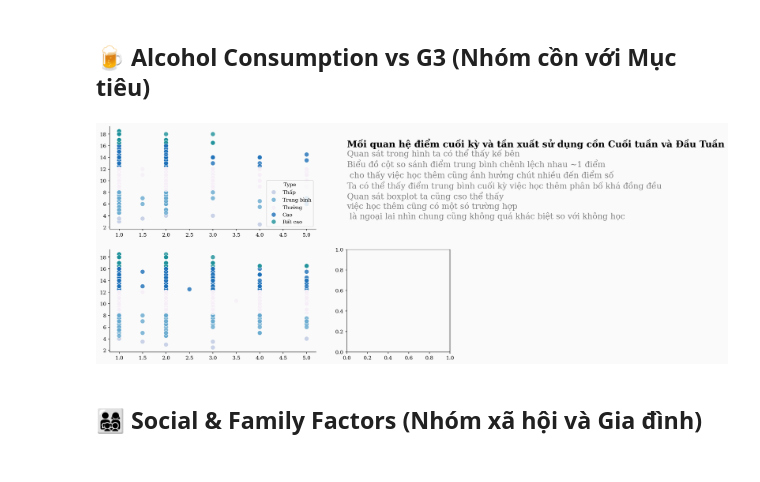
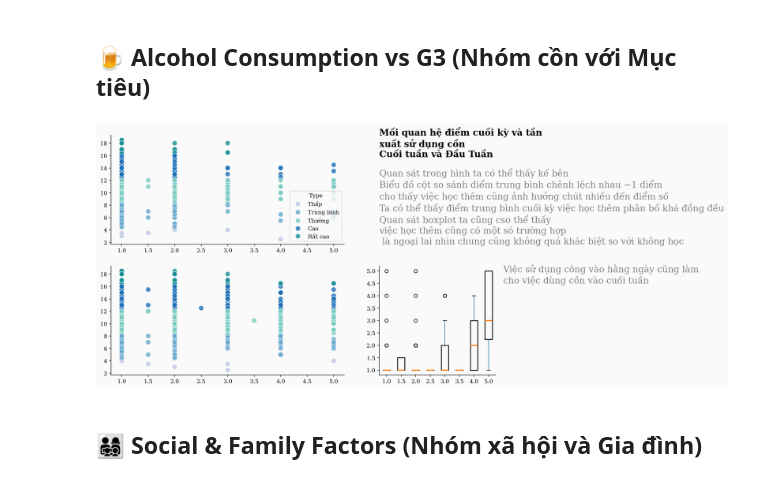
Before and after one commit to TienNguyen0712/student-alcohol-consumption-data-mining, a Jupyter notebook: notebooks/03_eda.ipynb, the cells around one changed output. Drawn from its saved outputs; the diff is of its cells as text; code cells hidden in the pictures.

```diff
--- a/notebooks/03_eda.ipynb
+++ b/notebooks/03_eda.ipynb
@@ -30,7 +30,7 @@ plt.rcParams["axes.facecolor"] = "#fafafa"
 student_merge = pd.read_csv('student_merge.csv')
 # %%
 # Palette
-palette = ["#bdc9e1", "#67a9cf", "#f6eff7", "#1d70b8", "#1c9099"]
+palette = ["#bdc9e1", "#67a9cf", "#7bccc4", "#1d70b8", "#1c9099"]
 sns.palplot(palette)
 
 plt.title("Dãy màu cho EDA",loc='left',fontsize=15,y=1.2)
@@ -287,6 +427,8 @@ student_merge["Type"] = pd.cut(
     bins = [0, 4, 8, 12, 16, 20],
     labels = ["Thấp", "Trung bình", "Thường", "Cao", "Rất cao"]
 )
+
+
 
 fig = plt.figure(figsize=(12, 8))
 gs = fig.add_gridspec(2, 2, height_ratios=[1, 1], width_ratios=[2, 1], hspace=0.2, wspace=0.2)
@@ -312,40 +454,57 @@ sns.scatterplot(
     ax=ax2,
     data=student_merge,
     x="Walc",
     y="G3",
     hue="Type",
     palette=palette,
     legend=False,
     alpha=0.8,
     s=80
 )
 
 for s in ['top', 'right']:
     ax0.spines[s].set_visible(False)
     ax2.spines[s].set_visible(False)
 
-plt.suptitle("")
-ax1.axis('off')  # Ẩn trục
 
 ax0.set_xlabel("")
 ax0.set_ylabel("")
 ax2.set_xlabel("")
 ax2.set_ylabel("")
 
 
+student_merge.boxplot(column='Dalc', by='Walc', ax=ax3,
+                      grid=False,
+                      boxprops=dict(linewidth=1.5),
+                      medianprops=dict(linewidth=2))
+
+for s in ['top', 'right']:
+    ax3.spines[s].set_visible(False)
+
+ax3.text(9.0, 4.5,
+             "Việc sử dụng công vào hằng ngày cũng làm\ncho việc dùng cồn vào cuối tuần",
+             fontsize=16, color="gray")
+ax3.set_xlabel("")
+ax3.set_ylabel("")
+ax3.set_title("")
+
+
+plt.suptitle("")
+ax1.axis('off')  # Ẩn trục
+
 ax1.text(0, 0.8,
-             "Mối quan hệ điểm cuối kỳ và tần xuất sử dụng cồn Cuối tuần và Đầu Tuần",
-             fontsize=18, fontweight='bold', fontfamily='serif')
+             "Mối quan hệ điểm cuối kỳ và tần\nxuất sử dụng cồn\nCuối tuần và Đầu Tuần",
+             fontsize=16, fontweight='bold')
 
-ax1.text(0, 0.1,
-             "Quan sát trong hình ta có thể thấy kế bên\nBiểu đồ cột so sánh điểm trung bình chênh lệch nhau ~1 điểm\n cho thấy việc học thêm cũng ảnh hưởng chút nhiều đến điểm số\n"
+ax1.text(0, 0,
+             "Quan sát trong hình ta có thể thấy kế bên\nBiểu đồ cột so sánh điểm trung bình chênh lệch nhau ~1 điểm\ncho thấy việc học thêm cũng ảnh hưởng chút nhiều đến điểm số\n"
              "Ta có thể thấy điểm trung bình cuối kỳ việc học thêm phân bố khá đồng đều\n"
              "Quan sát boxplot ta cũng cso thể thấy \nviệc học thêm cũng có một só trường hợp\n là ngoại lai nhìn chung cũng không quá khác biệt so với không học",
              fontsize=16,  color="gray")
 
 plt.show()
 # %% [output]
-[figure, old version]
+[figure, new version]
 # %% [markdown]
 ## **👨‍👩‍👧‍👦 Social & Family Factors (Nhóm xã hội và Gia đình)**
 # %%
```
Also changed, not shown: parts of 5 cells of this notebook.
